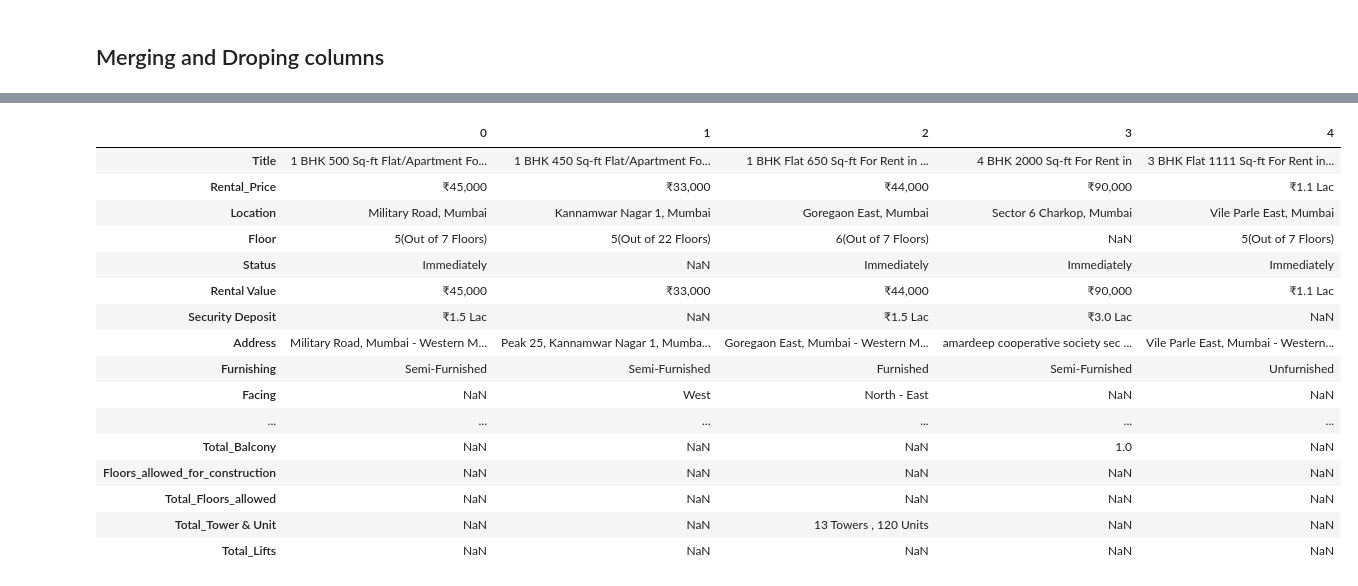
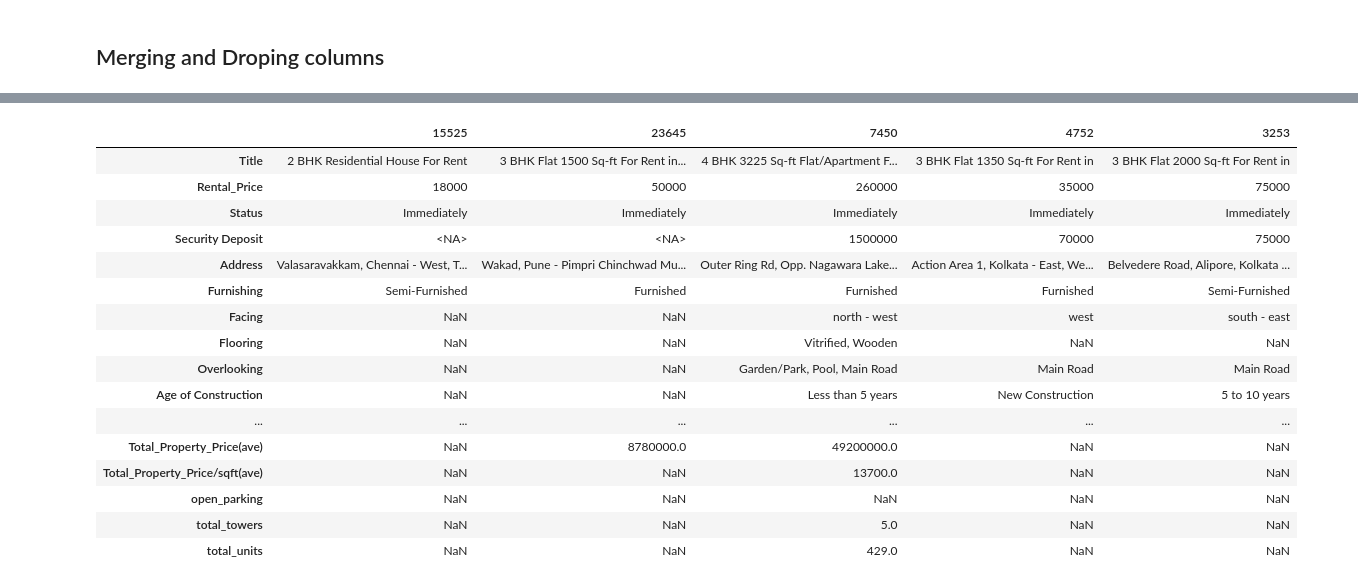
Before and after one commit to Himanshu7d3/House_Rent_Prediction, a Jupyter notebook: New_Data_Cleaning.ipynb, the cells around one changed output, grey strips where cells are left out. Saved outputs shown, nothing was run; the diff lists cells and outputs as text; code cells hidden in the pictures.

```diff
--- a/New_Data_Cleaning.ipynb
+++ b/New_Data_Cleaning.ipynb
@@ -501,0 +509,2 @@ df3=df3.drop(['link'],axis=1)
+# %%
+df31=df3.copy()
@@ -501,0 +542,3 @@ df3=df3.drop(['link'],axis=1)
+# %%
+df31['city'] = df31['Location'].astype(str).apply(lambda x: x.split(',')[-1].strip() if ',' in x else x.strip())
+df31.drop(['Location'],axis=1,inplace=True)
@@ -502 +760,38 @@ df3=df3.drop(['link'],axis=1)
+# %%
+def extract_parking(val):
+    if pd.isna(val):
+        return pd.Series([np.nan, np.nan])
+
+    val = str(val)
+
+    # Find numbers before "Covered" and "Open"
+    covered_match = re.search(r'(\d+)\s*Covered', val, re.IGNORECASE)
+    open_match = re.search(r'(\d+)\s*Open', val, re.IGNORECASE)
+
+    covered = int(covered_match.group(1)) if covered_match else 0
+    open_p = int(open_match.group(1)) if open_match else 0
+
+    return pd.Series([covered, open_p])
+
+df31[['covered_parking', 'open_parking']] = df31['Car parking'].apply(extract_parking)
+
+df31['Covered Parking']=np.where(df31['Covered Parking'].notna(),df31['Covered Parking'],df31['covered_parking'])
+df31.drop(['Car parking','covered_parking'],axis=1,inplace=True)
+# %%
+def extract_tower_unit(val):
+    if pd.isna(val):
+        return pd.Series([np.nan, np.nan])
+
+    val = str(val)
+
+    towers_match = re.search(r'(\d+)\s*Towers?', val, re.IGNORECASE)
+    units_match = re.search(r'(\d+)\s*Units?', val, re.IGNORECASE)
+
+    towers = int(towers_match.group(1)) if towers_match else np.nan
+    units = int(units_match.group(1)) if units_match else np.nan
+
+    return pd.Series([towers, units])
+
+df31[['total_towers', 'total_units']] = df31['Total_Tower & Unit'].apply(extract_tower_unit)
+df31.drop(['Total_Tower & Unit'],axis=1,inplace=True)
 # %%
@@ -521,21 +816,21 @@ dtypes: float64(8), object(35)
 memory usage: 7.9+ MB
 # %%
-df3.head().transpose()
+df31.sample(5).transpose()
 # %% [output]
-|  | 0 | 1 | 2 | 3 | 4 |
-| Title | 1 BHK 500 Sq-ft Flat/Apartment Fo... | 1 BHK 450 Sq-ft Flat/Apartment Fo... | 1 BHK Flat 650 Sq-ft For Rent in ... | 4 BHK 2000 Sq-ft For Rent in | 3 BHK Flat 1111 Sq-ft For Rent in... |
-| Rental_Price | ₹45,000 | ₹33,000 | ₹44,000 | ₹90,000 | ₹1.1 Lac |
-| Location | Military Road, Mumbai | Kannamwar Nagar 1, Mumbai | Goregaon East, Mumbai | Sector 6 Charkop, Mumbai | Vile Parle East, Mumbai |
-| Floor | 5(Out of 7 Floors) | 5(Out of 22 Floors) | 6(Out of 7 Floors) | NaN | 5(Out of 7 Floors) |
-| Status | Immediately | NaN | Immediately | Immediately | Immediately |
-| Rental Value | ₹45,000 | ₹33,000 | ₹44,000 | ₹90,000 | ₹1.1 Lac |
-| Security Deposit | ₹1.5 Lac | NaN | ₹1.5 Lac | ₹3.0 Lac | NaN |
-| Address | Military Road, Mumbai - Western M... | Peak 25, Kannamwar Nagar 1, Mumba... | Goregaon East, Mumbai - Western M... | amardeep cooperative society sec ... | Vile Parle East, Mumbai - Western... |
-| Furnishing | Semi-Furnished | Semi-Furnished | Furnished | Semi-Furnished | Unfurnished |
-| Facing | NaN | West | North - East | NaN | NaN |
+|  | 15525 | 23645 | 7450 | 4752 | 3253 |
+| Title | 2 BHK Residential House For Rent | 3 BHK Flat 1500 Sq-ft For Rent in... | 4 BHK 3225 Sq-ft Flat/Apartment F... | 3 BHK Flat 1350 Sq-ft For Rent in | 3 BHK Flat 2000 Sq-ft For Rent in |
+| Rental_Price | 18000 | 50000 | 260000 | 35000 | 75000 |
+| Status | Immediately | Immediately | Immediately | Immediately | Immediately |
+| Security Deposit | <NA> | <NA> | 1500000 | 70000 | 75000 |
+| Address | Valasaravakkam, Chennai - West, T... | Wakad, Pune - Pimpri Chinchwad Mu... | Outer Ring Rd, Opp. Nagawara Lake... | Action Area 1, Kolkata - East, We... | Belvedere Road, Alipore, Kolkata ... |
+| Furnishing | Semi-Furnished | Furnished | Furnished | Furnished | Semi-Furnished |
+| Facing | NaN | NaN | north - west | west | south - east |
+| Flooring | NaN | NaN | Vitrified, Wooden | NaN | NaN |
+| Overlooking | NaN | NaN | Garden/Park, Pool, Main Road | Main Road | Main Road |
+| Age of Construction | NaN | NaN | Less than 5 years | New Construction | 5 to 10 years |
 | ... | ... | ... | ... | ... | ... |
-| Total_Balcony | NaN | NaN | NaN | 1.0 | NaN |
-| Floors_allowed_for_construction | NaN | NaN | NaN | NaN | NaN |
-| Total_Floors_allowed | NaN | NaN | NaN | NaN | NaN |
-| Total_Tower & Unit | NaN | NaN | 13 Towers , 120 Units | NaN | NaN |
-| Total_Lifts | NaN | NaN | NaN | NaN | NaN |
+| Total_Property_Price(ave) | NaN | 8780000.0 | 49200000.0 | NaN | NaN |
+| Total_Property_Price/sqft(ave) | NaN | NaN | 13700.0 | NaN | NaN |
+| open_parking | NaN | NaN | NaN | NaN | NaN |
+| total_towers | NaN | NaN | 5.0 | NaN | NaN |
+| total_units | NaN | NaN | 429.0 | NaN | NaN |
```
Also changed, not shown: parts of 17 cells of this notebook.
